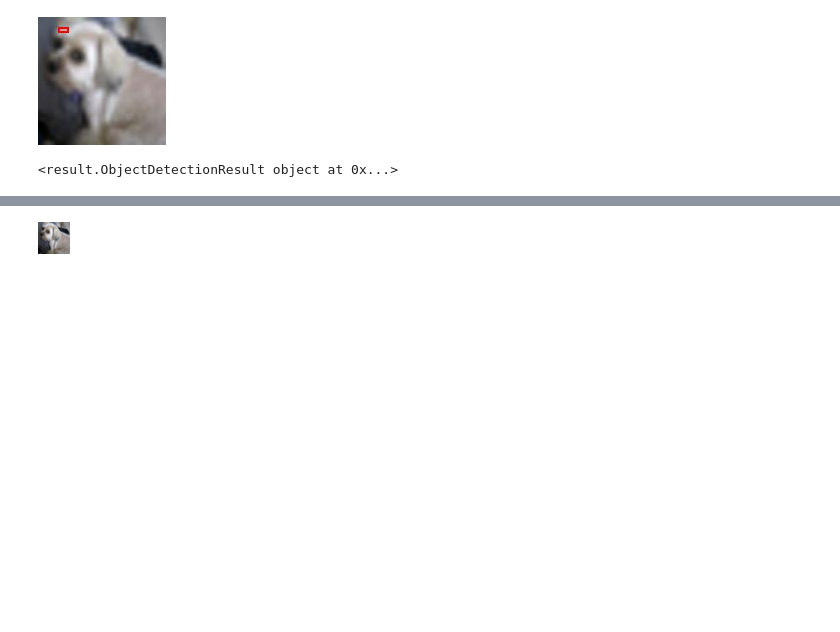
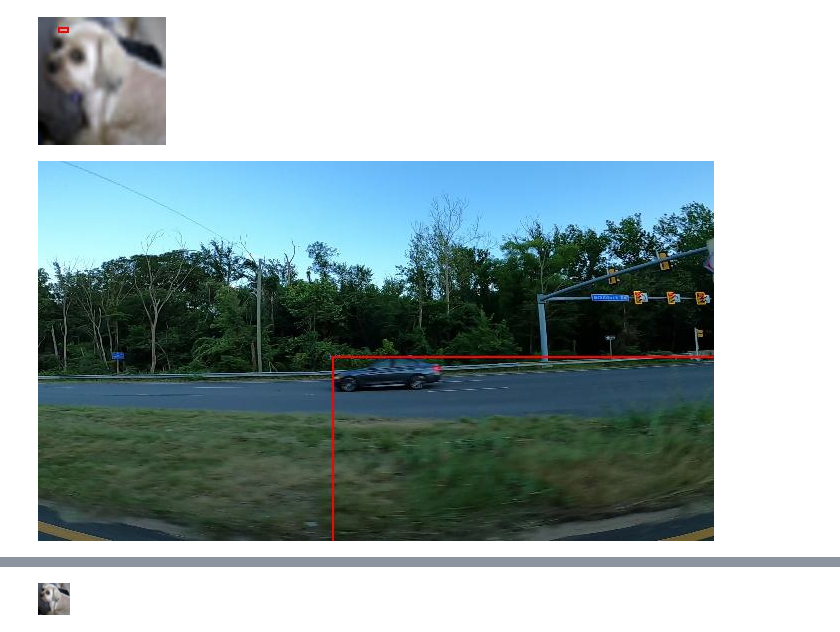
Before and after one commit to ChufanSuki/kafka-ml-inference, a Jupyter notebook: test.ipynb, the cells around one changed output, grey strips where cells are left out. Saved outputs shown, nothing was run; the diff lists cells and outputs as text; code cells hidden in the pictures; blank space fills up the shorter version.

Commit message:
add test image

```diff
--- a/test.ipynb
+++ b/test.ipynb
@@ -144,43 +144,51 @@ from result import ImageClassificationResult, ObjectDetectionResult, Position
 
 filename = 'results'
 with open(filename, 'rb') as file:
     result_list = pickle.load(file)
 result = result_list[0]
 
+
+def base64_to_image(base64_str):
+    img_bytes = base64.b64decode(base64_str)
+
+    # read the bytes as an image using PIL (Python Imaging Library)
+    img = PilImage.open(BytesIO(img_bytes))
+
+    # display the image
+    display(img)
 
 class ResultEncoder(json.JSONEncoder):
     def default(self, obj):
         if isinstance(obj, ImageClassificationResult):
             return {"success": True, "base64_str": obj.base64_str, "class_name": obj.class_name, "score": obj.score, "message": "Image Classification Result"}
         elif isinstance(obj, ObjectDetectionResult):
             return {
                 "success": True,
                 "base64_str": obj.base64_str,
                 "class_name": obj.class_name,
                 "score": obj.score,
                 "position": json.dumps(obj.position, cls=ResultEncoder)
             }
         elif isinstance(obj, Position):
             return {
                 "left": obj.left,
                 "top": obj.top,
                 "height": obj.height,
                 "width": obj.width
             }
         return super().default(obj)
 
-print(result)
-data = json.dumps(result, cls=ResultEncoder)
-with open("sample.json", "w") as outfile:
-    json.dump(data, outfile)
-# load as dict
-json_dict = json.loads(data)
-json_dict_position = json.loads(json_dict["position"])
-del json_dict['position']
-json_dict['position'] = json_dict_position
+def write_json(result):
+    data = json.dumps(result, cls=ResultEncoder)
 
-# write pretty JSON to file
-with open('formatted.json','w') as formatted_file:
-    json.dump(json_dict, formatted_file, indent=4)
+    # load as dict
+    json_dict = json.loads(data)
+    json_dict_position = json.loads(json_dict["position"])
+    del json_dict['position']
+    json_dict['position'] = json_dict_position
+
+    # write pretty JSON to file
+    with open('formatted.json','w') as formatted_file:
+        json.dump(json_dict, formatted_file, indent=4)
 # %% [output]
-<result.ObjectDetectionResult object at 0x...>
+[figure, added]
```
Also changed, not shown: parts of 1 cell of this notebook.
